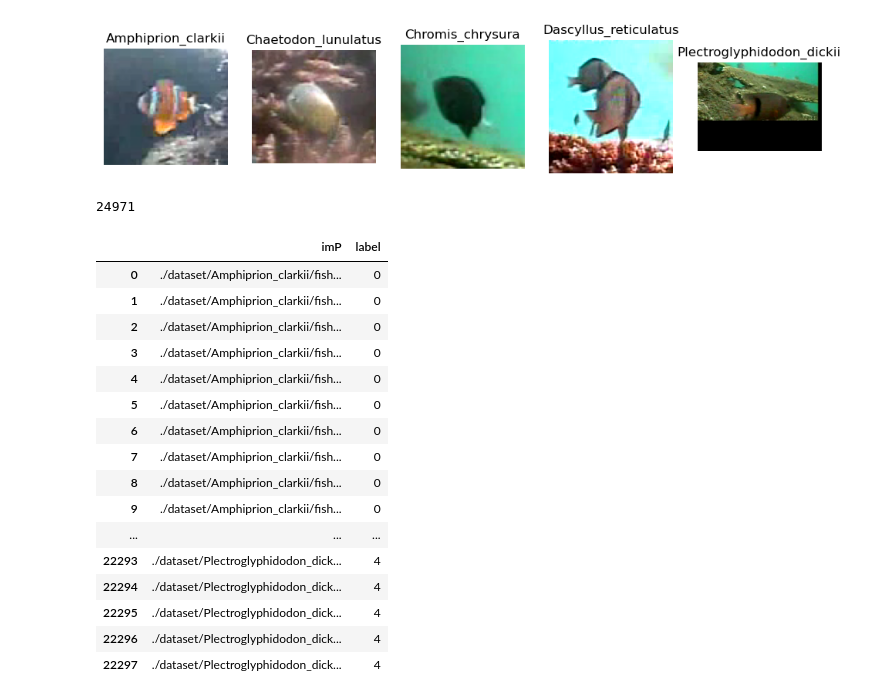
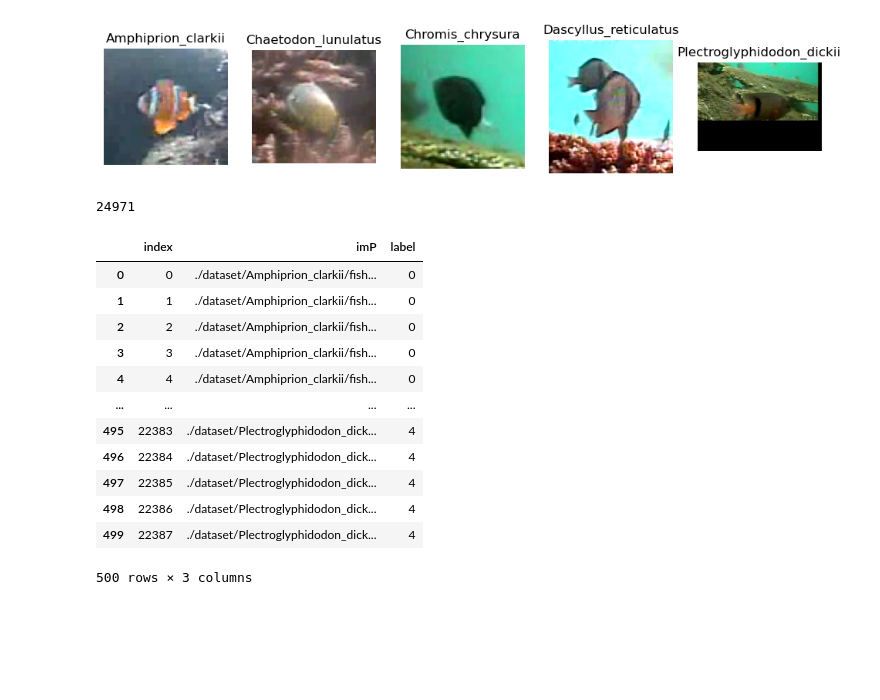
Before and after one commit to oakleighw/bigDataAnn_fishClassifier, a Jupyter notebook: big_data_main.ipynb, the cells around one changed output. Saved outputs shown, nothing was run; the diff lists cells and outputs as text; code cells hidden in the pictures; blank space fills up the shorter version.

```diff
--- a/big_data_main.ipynb
+++ b/big_data_main.ipynb
@@ -51,51 +51,48 @@ for i in range(0,len(classes)):
 # dfInd = 0
 # for i in range(0,len(classes)):
 #     imList = os.listdir(p+"/"+classes[i])
 #     for j in range(0,len(imList)):
 #         imPath_df.loc[dfInd] = [p+ "/" + classes[i] + "/" + str(imList[j])] + [i]
 #         dfInd += 1
 
 # For generating text file
 # with open('fish_labels.txt', 'w') as f:
 #     for i in range(0,len(classes)):
 #         imList = os.listdir(p+"/"+classes[i])
 #         for j in range(0,len(imList)):
 #             f.write(p+ "/" + classes[i] + "/" + str(imList[j]) + " " + str(i) + "\n")
 
 
 #For reading text file
 
 imPath_df = pd.read_csv("fish_labels.txt",delim_whitespace=True, header=None, names = ["imP","label"])
 print(len(imPath_df))
 
 n_df = pd.DataFrame(columns=["imP","label"])
 
 for i in range(0,5):
-    new_imPath_df = imPath_df[imPath_df["label"]== i].iloc[:10]
+    new_imPath_df = imPath_df[imPath_df["label"]== i].iloc[:100]
     n_df = pd.concat([n_df,new_imPath_df])
 
+n_df = n_df.reset_index()
 
 #smaller dataset for testing
 display(n_df)
 # %% [output]
 24971
-|  | imP | label |
-| 0 | ./dataset/Amphiprion_clarkii/fish... | 0 |
-| 1 | ./dataset/Amphiprion_clarkii/fish... | 0 |
-| 2 | ./dataset/Amphiprion_clarkii/fish... | 0 |
-| 3 | ./dataset/Amphiprion_clarkii/fish... | 0 |
-| 4 | ./dataset/Amphiprion_clarkii/fish... | 0 |
-| 5 | ./dataset/Amphiprion_clarkii/fish... | 0 |
-| 6 | ./dataset/Amphiprion_clarkii/fish... | 0 |
-| 7 | ./dataset/Amphiprion_clarkii/fish... | 0 |
-| 8 | ./dataset/Amphiprion_clarkii/fish... | 0 |
-| 9 | ./dataset/Amphiprion_clarkii/fish... | 0 |
-| ... | ... | ... |
-| 22293 | ./dataset/Plectroglyphidodon_dick... | 4 |
-| 22294 | ./dataset/Plectroglyphidodon_dick... | 4 |
-| 22295 | ./dataset/Plectroglyphidodon_dick... | 4 |
-| 22296 | ./dataset/Plectroglyphidodon_dick... | 4 |
-| 22297 | ./dataset/Plectroglyphidodon_dick... | 4 |
+|  | index | imP | label |
+| 0 | 0 | ./dataset/Amphiprion_clarkii/fish... | 0 |
+| 1 | 1 | ./dataset/Amphiprion_clarkii/fish... | 0 |
+| 2 | 2 | ./dataset/Amphiprion_clarkii/fish... | 0 |
+| 3 | 3 | ./dataset/Amphiprion_clarkii/fish... | 0 |
+| 4 | 4 | ./dataset/Amphiprion_clarkii/fish... | 0 |
+| ... | ... | ... | ... |
+| 495 | 22383 | ./dataset/Plectroglyphidodon_dick... | 4 |
+| 496 | 22384 | ./dataset/Plectroglyphidodon_dick... | 4 |
+| 497 | 22385 | ./dataset/Plectroglyphidodon_dick... | 4 |
+| 498 | 22386 | ./dataset/Plectroglyphidodon_dick... | 4 |
+| 499 | 22387 | ./dataset/Plectroglyphidodon_dick... | 4 |
+500 rows × 3 columns
 # %%
 #https://stackoverflow.com/questions/75286974/build-tensorflow-dataset-of-images-from-path-list
 import numpy as np
```
Also changed, not shown: parts of 3 cells of this notebook.
